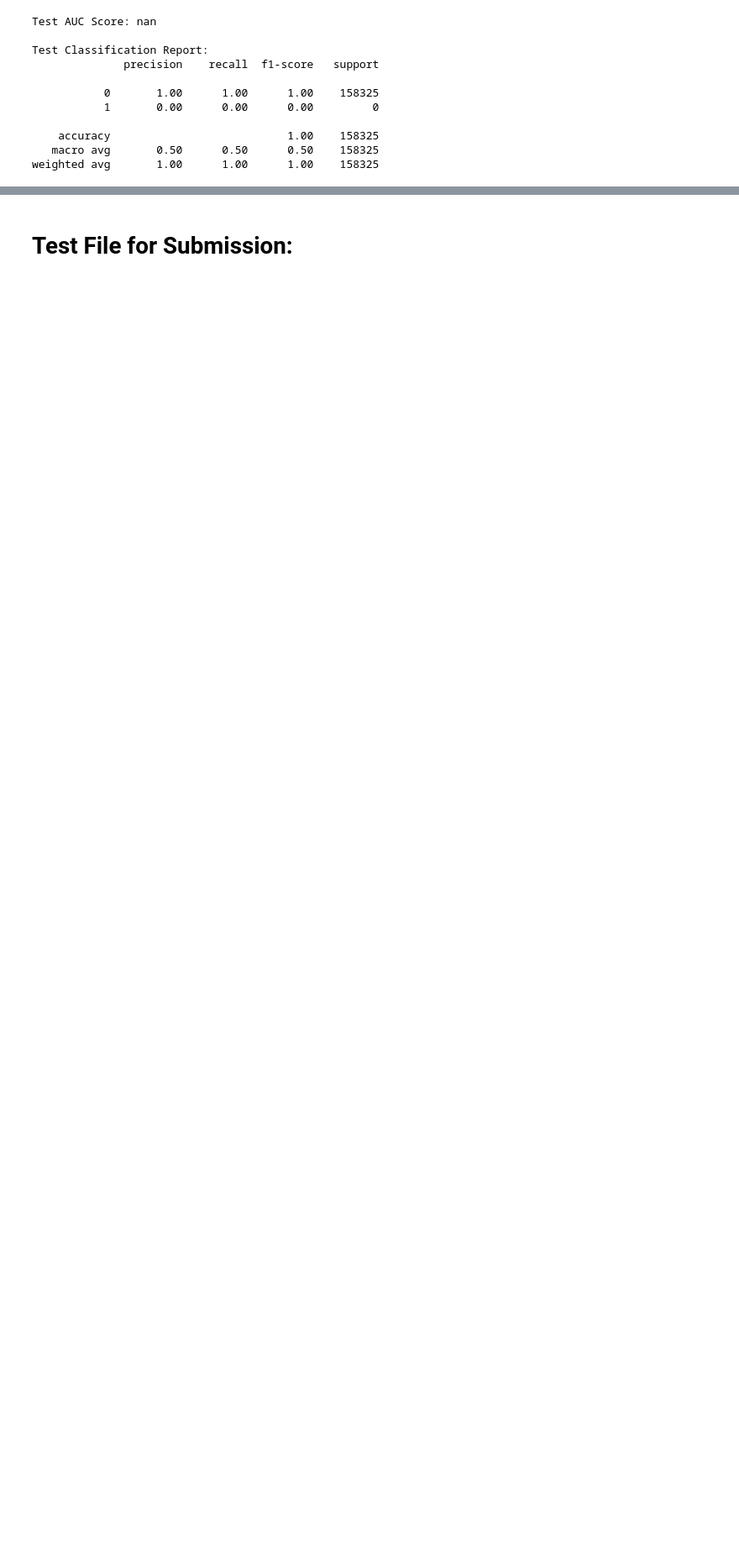
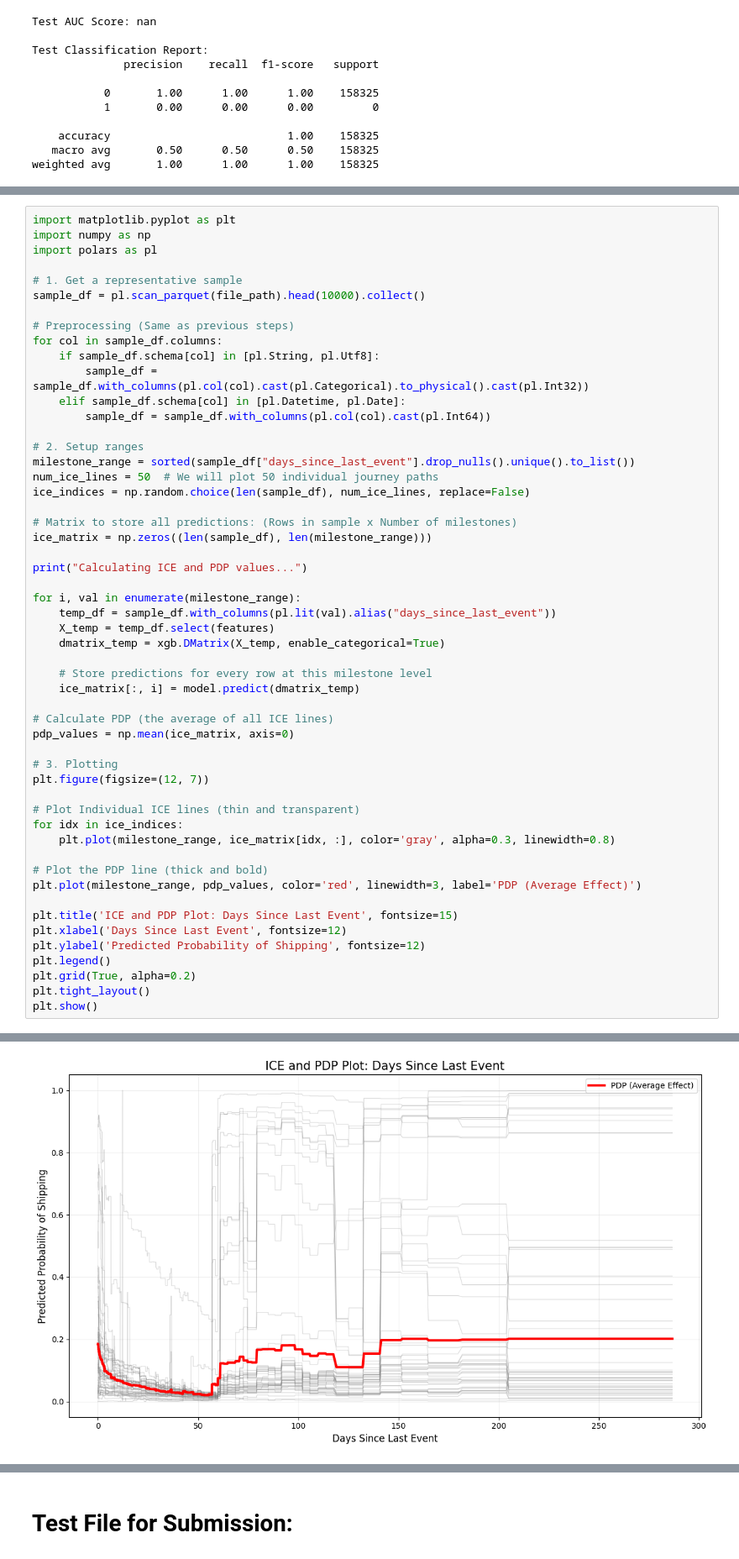
Before and after one commit to derekshi1/statM148proj, a Jupyter notebook: emilio/emilio_modeling.ipynb, the cells around one changed output, grey strips where cells are left out. Shown at 84% size. Saved outputs shown, nothing was run; the diff lists cells and outputs as text; blank space fills up the shorter version.

```diff
--- a/emilio/emilio_modeling.ipynb
+++ b/emilio/emilio_modeling.ipynb
@@ -286,0 +385,54 @@ Passing `palette` without assigning `hue` is deprecated and will be removed in v
+# %%
+import matplotlib.pyplot as plt
+import numpy as np
+import polars as pl
+
+# 1. Get a representative sample
+sample_df = pl.scan_parquet(file_path).head(10000).collect()
+
+# Preprocessing (Same as previous steps)
+for col in sample_df.columns:
+    if sample_df.schema[col] in [pl.String, pl.Utf8]:
+        sample_df = sample_df.with_columns(pl.col(col).cast(pl.Categorical).to_physical().cast(pl.Int32))
+    elif sample_df.schema[col] in [pl.Datetime, pl.Date]:
+        sample_df = sample_df.with_columns(pl.col(col).cast(pl.Int64))
+
+# 2. Setup ranges
+milestone_range = sorted(sample_df["days_since_last_event"].drop_nulls().unique().to_list())
+num_ice_lines = 50  # We will plot 50 individual journey paths
+ice_indices = np.random.choice(len(sample_df), num_ice_lines, replace=False)
+
+# Matrix to store all predictions: (Rows in sample x Number of milestones)
+ice_matrix = np.zeros((len(sample_df), len(milestone_range)))
+
+print("Calculating ICE and PDP values...")
+
+for i, val in enumerate(milestone_range):
+    temp_df = sample_df.with_columns(pl.lit(val).alias("days_since_last_event"))
+    X_temp = temp_df.select(features)
+    dmatrix_temp = xgb.DMatrix(X_temp, enable_categorical=True)
+
+    # Store predictions for every row at this milestone level
+    ice_matrix[:, i] = model.predict(dmatrix_temp)
+
+# Calculate PDP (the average of all ICE lines)
+pdp_values = np.mean(ice_matrix, axis=0)
+
+# 3. Plotting
+plt.figure(figsize=(12, 7))
+
+# Plot Individual ICE lines (thin and transparent)
+for idx in ice_indices:
+    plt.plot(milestone_range, ice_matrix[idx, :], color='gray', alpha=0.3, linewidth=0.8)
+
+# Plot the PDP line (thick and bold)
+plt.plot(milestone_range, pdp_values, color='red', linewidth=3, label='PDP (Average Effect)')
+
+plt.title('ICE and PDP Plot: Days Since Last Event', fontsize=15)
+plt.xlabel('Days Since Last Event', fontsize=12)
+plt.ylabel('Predicted Probability of Shipping', fontsize=12)
+plt.legend()
+plt.grid(True, alpha=0.2)
+plt.tight_layout()
+plt.show()
+# %% [output]
@@ -287,3 +440,4 @@ Passing `palette` without assigning `hue` is deprecated and will be removed in v
+[figure, added]
 # %%
 import matplotlib.pyplot as plt
 import seaborn as sns
```
Also changed, not shown: parts of 17 cells of this notebook, 8 other files.
